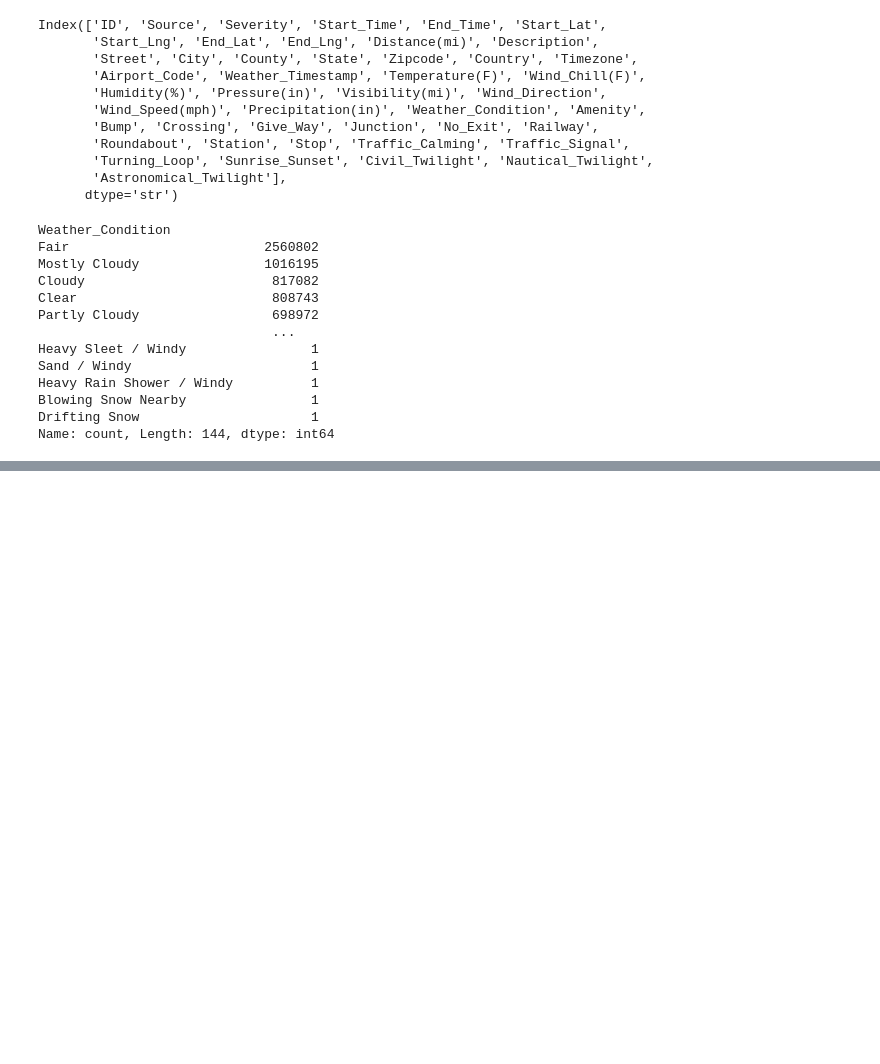
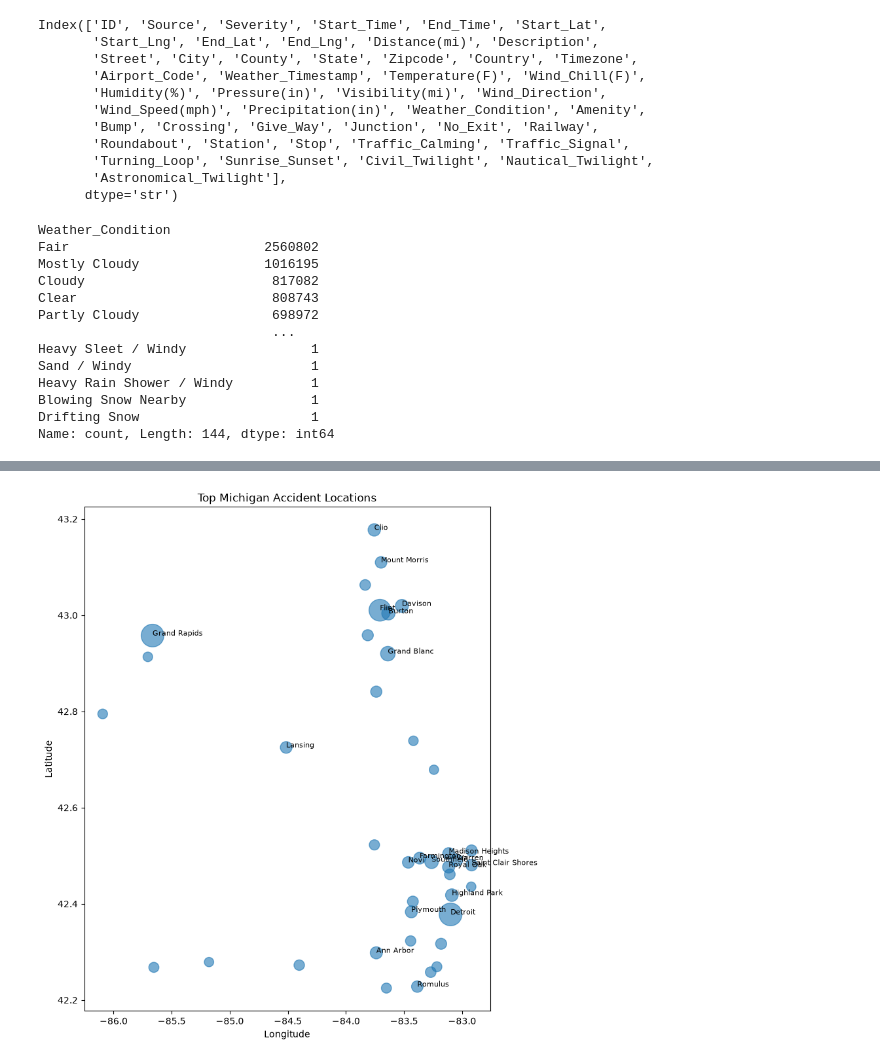
Before and after one commit to RayofData/Weather2Go_Route_Radar, a Jupyter notebook: notebooks/crash_data_explore.ipynb, the cells around one changed output, grey strips where cells are left out. Drawn from its saved outputs; the diff is of its cells as text; code cells hidden in the pictures; blank space fills up the shorter version.

Commit message:
changed city list for weather extract based on accident data

```diff
--- a/notebooks/crash_data_explore.ipynb
+++ b/notebooks/crash_data_explore.ipynb
@@ -44,0 +108,15 @@ Name: count, Length: 144, dtype: int64
+# %%
+city_locations = (
+    mi_accidents
+    .dropna(subset=["City", "Start_Lat", "Start_Lng"])
+    .groupby("City")
+    .agg(
+        AccidentCount=("City", "size"),
+        Latitude = ("Start_Lat", "median"),
+        Longitude = ("Start_Lng", "median")
+    )
+    .reset_index()
+    .sort_values("AccidentCount", ascending=False)
+)
+
+print(city_locations.head(30))
@@ -44,0 +141,30 @@ Name: count, Length: 144, dtype: int64
+# %%
+import matplotlib.pyplot as plt
+
+
+top_cities = city_locations.head(40)
+
+plt.figure(figsize=(8, 10))
+
+plt.scatter(
+    top_cities["Longitude"],
+    top_cities["Latitude"],
+    s=top_cities["AccidentCount"] ** 0.5 * 4,
+    alpha=0.6,
+)
+
+for _, row in top_cities.head(20).iterrows():
+    plt.text(
+        row["Longitude"],
+        row["Latitude"],
+        row["City"],
+        fontsize=8,
+    )
+
+plt.xlabel("Longitude")
+plt.ylabel("Latitude")
+plt.title("Top Michigan Accident Locations")
+
+plt.show()
+# %% [output]
+[figure, added]
```
Also changed, not shown: parts of 4 cells of this notebook, 2 other files.
